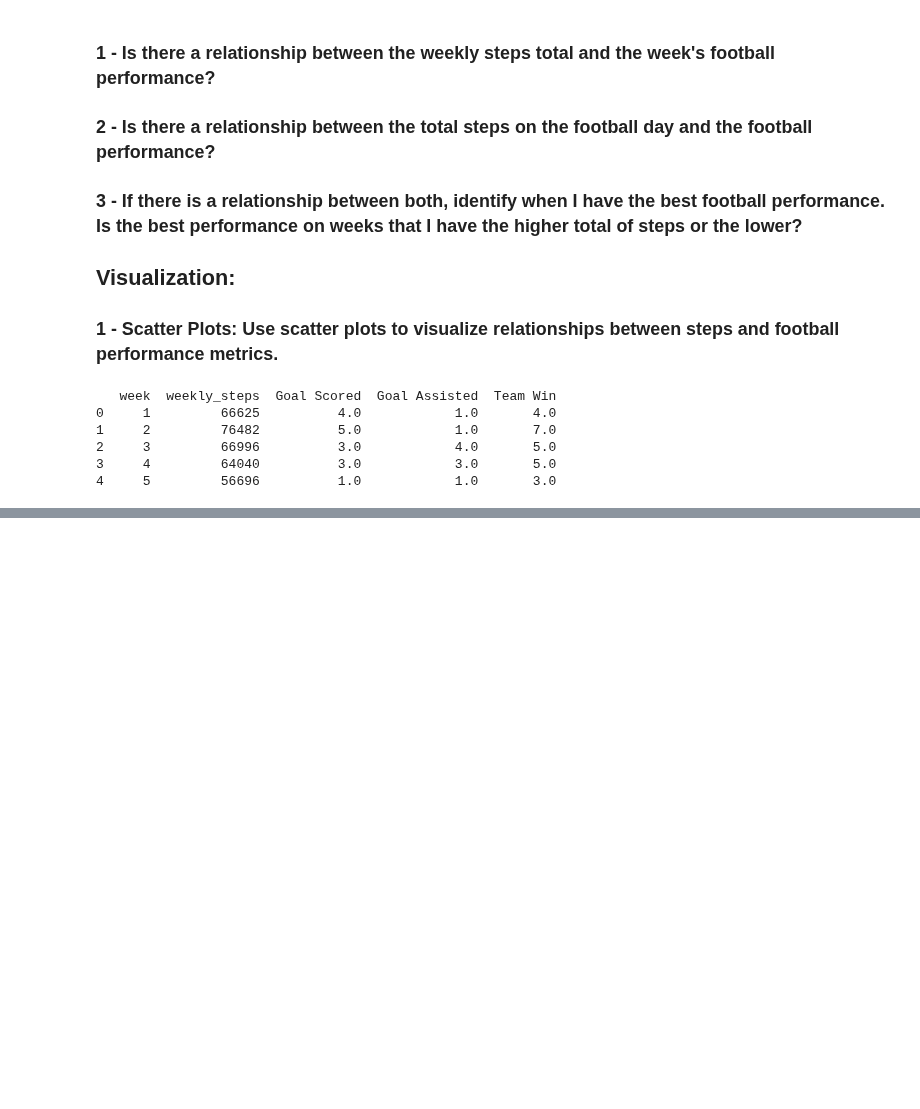
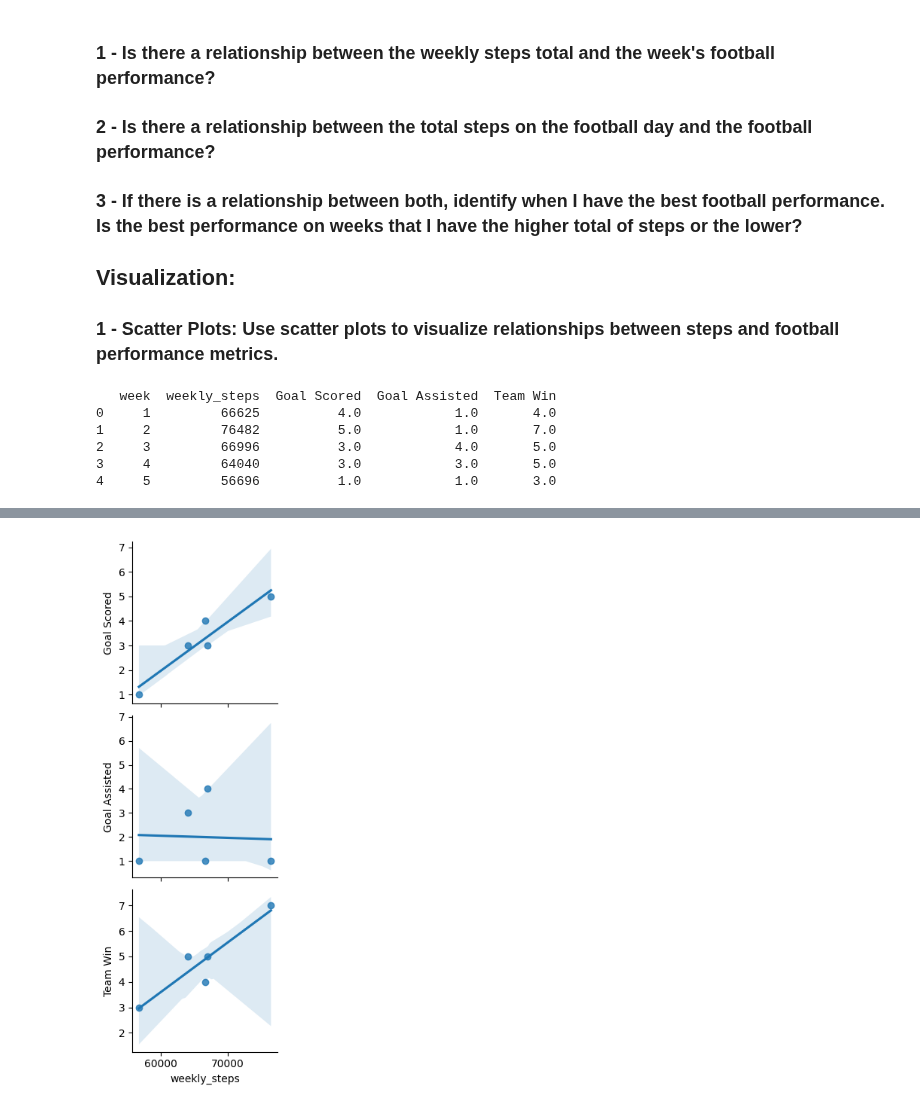
Before and after one commit to DouglasMagni/Football-Performance-Analysis, a Jupyter notebook: notebook.ipynb, the cells around one changed output, grey strips where cells are left out. Cells and saved outputs as stored; diff of their text form; code cells hidden in the pictures; blank space fills up the shorter version.

```diff
--- a/notebook.ipynb
+++ b/notebook.ipynb
@@ -223,0 +250,9 @@ print(weekly_performance)
+# %%
+import matplotlib.pyplot as plt
+import seaborn as sns
+
+# Scatter plots
+sns.pairplot(weekly_performance, x_vars=['weekly_steps'], y_vars=['Goal Scored', 'Goal Assisted', 'Team Win'], kind='reg')
+plt.show()
+# %% [output]
+[figure, added]
```
Also changed, not shown: parts of 4 cells of this notebook.
